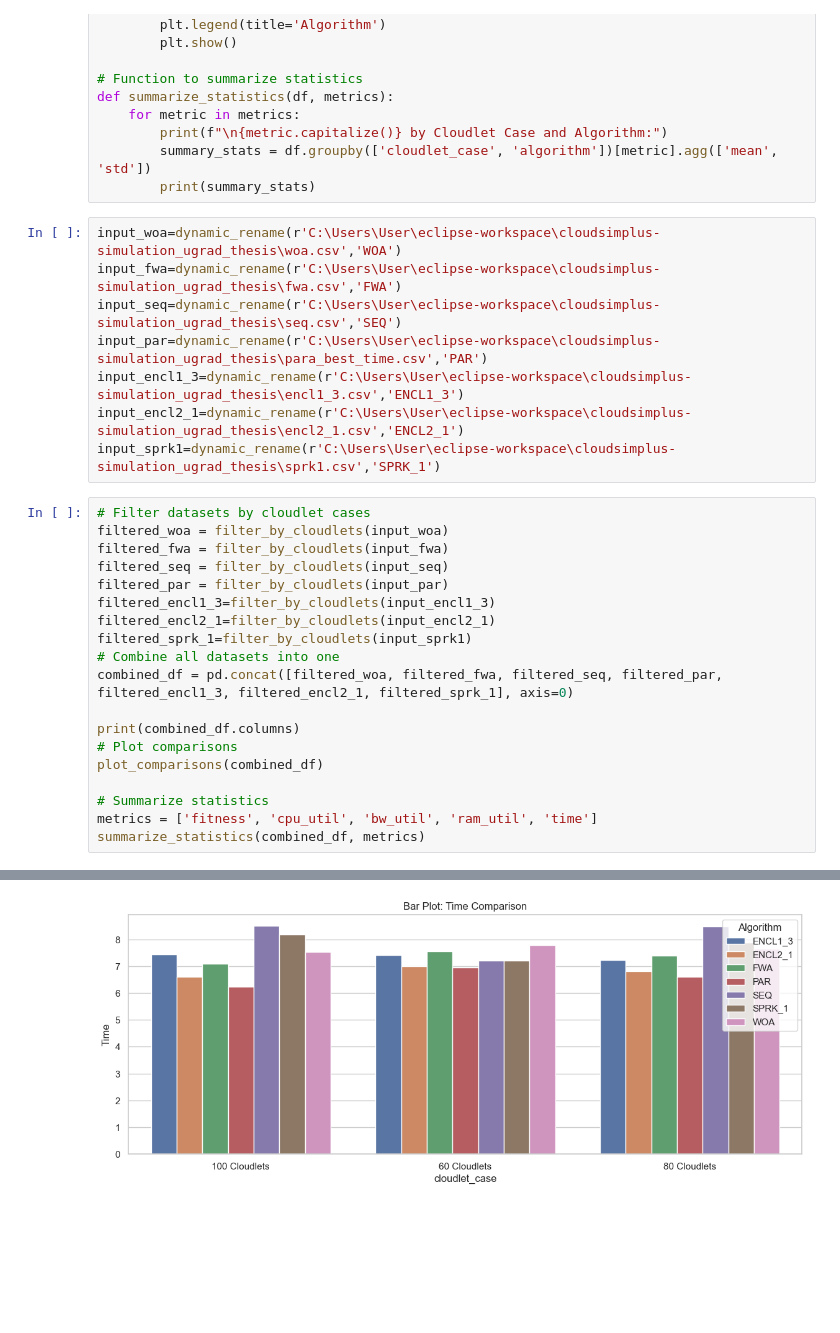
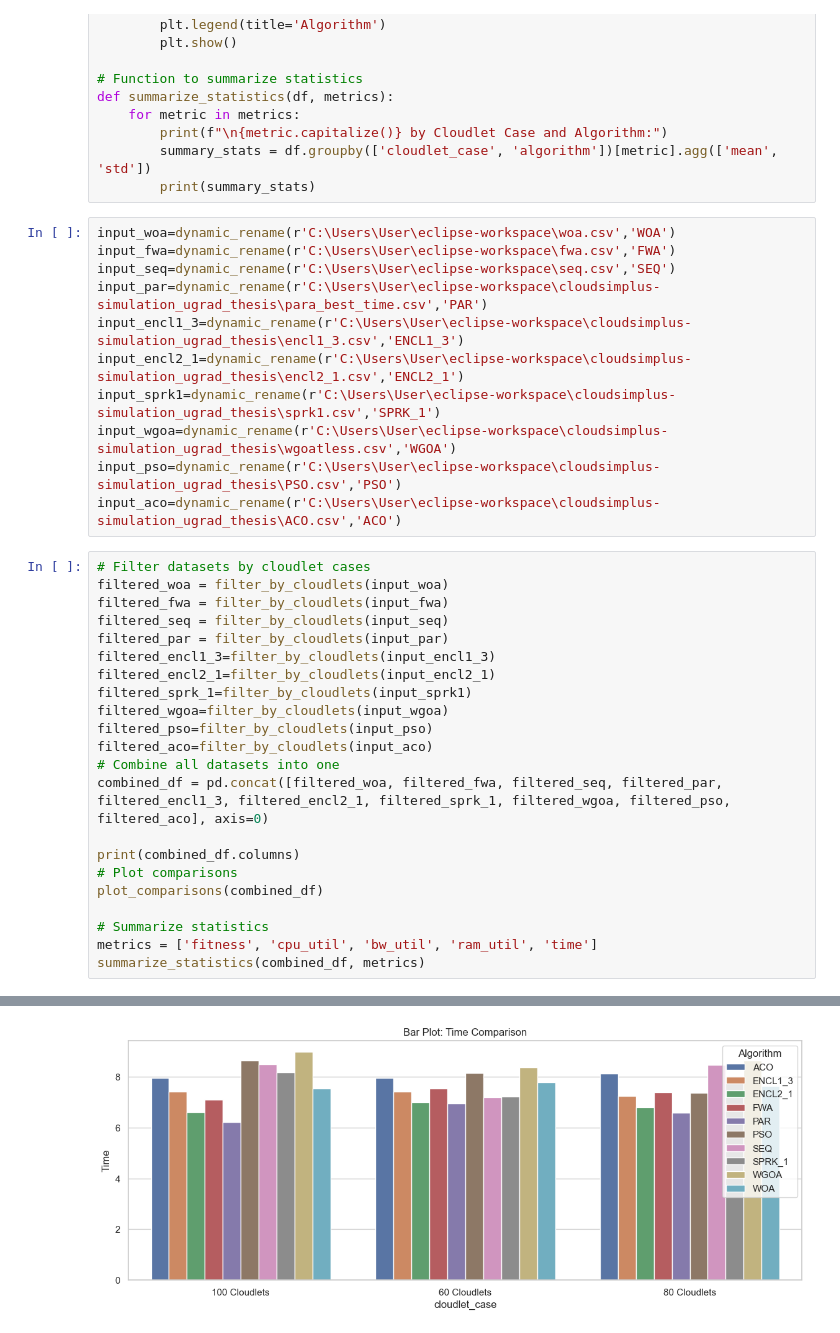
Before and after one commit to Nayem9274/Enhancing-Task-Scheduling-Efficiency-in-Cloud-Computing-A-Study-of-Hybrid-FWA-and-WOA, a Jupyter notebook: graph.ipynb, the cells around one changed output, grey strips where cells are left out. Saved outputs shown, nothing was run; the diff lists cells and outputs as text; blank space fills up the shorter version.

Commit message:
WGOA implementation done!!

```diff
--- a/graph.ipynb
+++ b/graph.ipynb
@@ -78,13 +78,16 @@ def summarize_statistics(df, metrics):
         summary_stats = df.groupby(['cloudlet_case', 'algorithm'])[metric].agg(['mean', 'std'])
         print(summary_stats)
 # %%
-input_woa=dynamic_rename(r'C:\Users\User\eclipse-workspace\cloudsimplus-simulation_ugrad_thesis\woa.csv','WOA')
-input_fwa=dynamic_rename(r'C:\Users\User\eclipse-workspace\cloudsimplus-simulation_ugrad_thesis\fwa.csv','FWA')
-input_seq=dynamic_rename(r'C:\Users\User\eclipse-workspace\cloudsimplus-simulation_ugrad_thesis\seq.csv','SEQ')
+input_woa=dynamic_rename(r'C:\Users\User\eclipse-workspace\woa.csv','WOA')
+input_fwa=dynamic_rename(r'C:\Users\User\eclipse-workspace\fwa.csv','FWA')
+input_seq=dynamic_rename(r'C:\Users\User\eclipse-workspace\seq.csv','SEQ')
 input_par=dynamic_rename(r'C:\Users\User\eclipse-workspace\cloudsimplus-simulation_ugrad_thesis\para_best_time.csv','PAR')
 input_encl1_3=dynamic_rename(r'C:\Users\User\eclipse-workspace\cloudsimplus-simulation_ugrad_thesis\encl1_3.csv','ENCL1_3')
 input_encl2_1=dynamic_rename(r'C:\Users\User\eclipse-workspace\cloudsimplus-simulation_ugrad_thesis\encl2_1.csv','ENCL2_1')
 input_sprk1=dynamic_rename(r'C:\Users\User\eclipse-workspace\cloudsimplus-simulation_ugrad_thesis\sprk1.csv','SPRK_1')
+input_wgoa=dynamic_rename(r'C:\Users\User\eclipse-workspace\cloudsimplus-simulation_ugrad_thesis\wgoatless.csv','WGOA')
+input_pso=dynamic_rename(r'C:\Users\User\eclipse-workspace\cloudsimplus-simulation_ugrad_thesis\PSO.csv','PSO')
+input_aco=dynamic_rename(r'C:\Users\User\eclipse-workspace\cloudsimplus-simulation_ugrad_thesis\ACO.csv','ACO')
 # %%
 # Filter datasets by cloudlet cases
 filtered_woa = filter_by_cloudlets(input_woa)
@@ -94,8 +97,11 @@ filtered_par = filter_by_cloudlets(input_par)
 filtered_encl1_3=filter_by_cloudlets(input_encl1_3)
 filtered_encl2_1=filter_by_cloudlets(input_encl2_1)
 filtered_sprk_1=filter_by_cloudlets(input_sprk1)
+filtered_wgoa=filter_by_cloudlets(input_wgoa)
+filtered_pso=filter_by_cloudlets(input_pso)
+filtered_aco=filter_by_cloudlets(input_aco)
 # Combine all datasets into one
-combined_df = pd.concat([filtered_woa, filtered_fwa, filtered_seq, filtered_par, filtered_encl1_3, filtered_encl2_1, filtered_sprk_1], axis=0)
+combined_df = pd.concat([filtered_woa, filtered_fwa, filtered_seq, filtered_par, filtered_encl1_3, filtered_encl2_1, filtered_sprk_1, filtered_wgoa, filtered_pso, filtered_aco], axis=0)
 
 print(combined_df.columns)
 # Plot comparisons
@@ -120 +128 @@ Index(['hosts', 'vms', 'cloudlets', 'time', 'fitness', 'cpu_util', 'bw_util',
-[figure, old version]
+[figure, new version]
```
Also changed, not shown: parts of 1 cell of this notebook, 8 other files.
